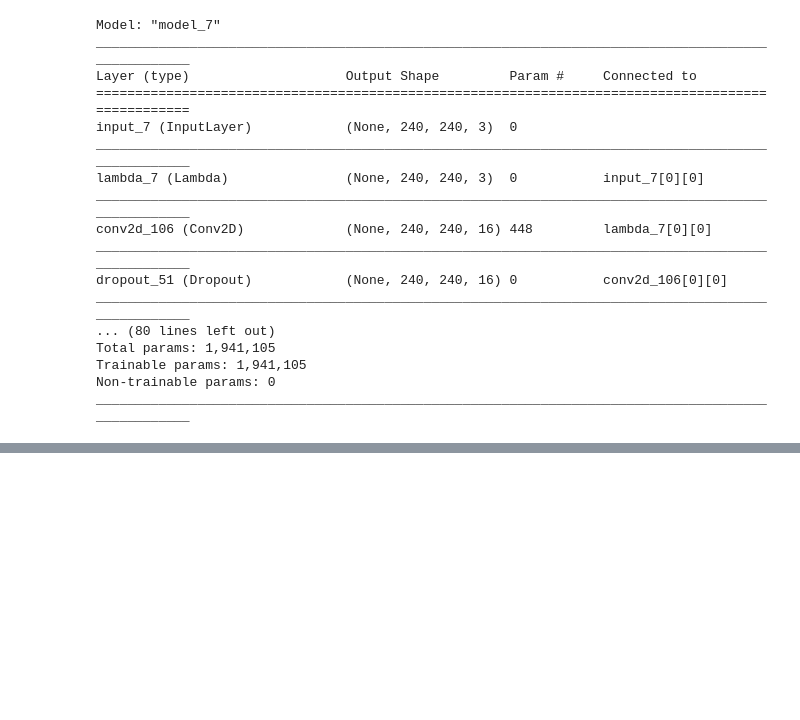
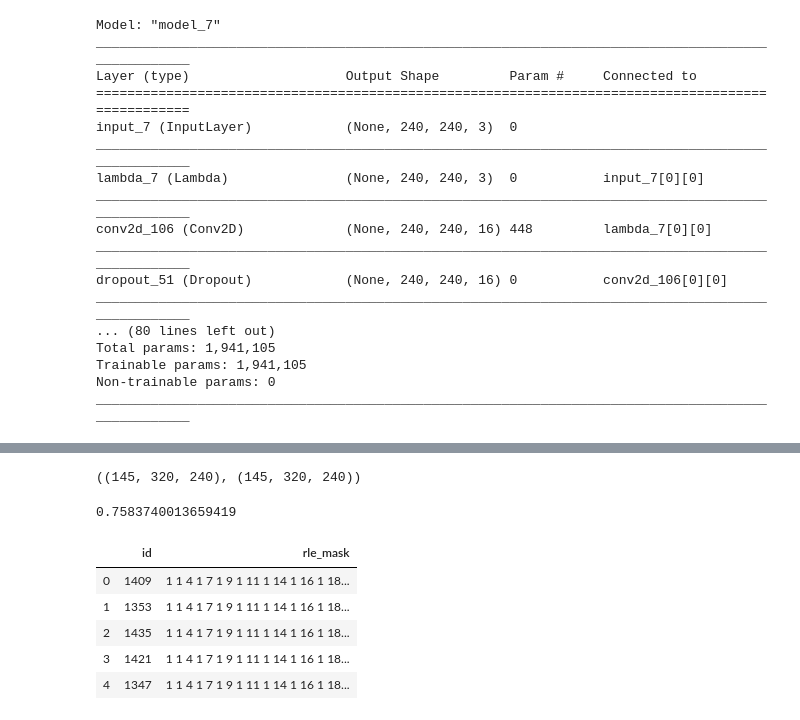
Before and after one commit to Tenfleques/InternshipTestTask, a Jupyter notebook: human_segmentation/notebooks/use_model.ipynb, the cells around one changed output, grey strips where cells are left out. Cells and saved outputs as stored; diff of their text form; code cells hidden in the pictures; blank space fills up the shorter version.

```diff
--- a/human_segmentation/notebooks/use_model.ipynb
+++ b/human_segmentation/notebooks/use_model.ipynb
@@ -84,0 +84,8 @@ show_img_with_mask(Y_test[0], Y_test[1])
+# %%
+(Y_validate_320_240.shape, Y_valid_predicted.shape)
+# %% [output]
+((145, 320, 240), (145, 320, 240))
+# %%
+get_dice(Y_validate_320_240, Y_valid_predicted)
+# %% [output]
+0.7583740013659419
@@ -84,0 +100,22 @@ show_img_with_mask(Y_test[0], Y_test[1])
+# %%
+csv_columns = ['id','rle_mask']
+csv_file = "data/pred_valid_template.csv"
+try:
+    with open(csv_file, 'w') as csvfile:
+        writer = csv.DictWriter(csvfile, fieldnames=csv_columns)
+        writer.writeheader()
+        for data in pred_valid_csv:
+            writer.writerow(data)
+except IOError:
+    print("I/O error")
+# %%
+import pandas as pd
+df = pd.read_csv(csv_file)
+df.head()
+# %% [output]
+|  | id | rle_mask |
+| 0 | 1409 | 1 1 4 1 7 1 9 1 11 1 14 1 16 1 18... |
+| 1 | 1353 | 1 1 4 1 7 1 9 1 11 1 14 1 16 1 18... |
+| 2 | 1435 | 1 1 4 1 7 1 9 1 11 1 14 1 16 1 18... |
+| 3 | 1421 | 1 1 4 1 7 1 9 1 11 1 14 1 16 1 18... |
+| 4 | 1347 | 1 1 4 1 7 1 9 1 11 1 14 1 16 1 18... |
```
Also changed, not shown: parts of 9 cells of this notebook, 6 other files.
